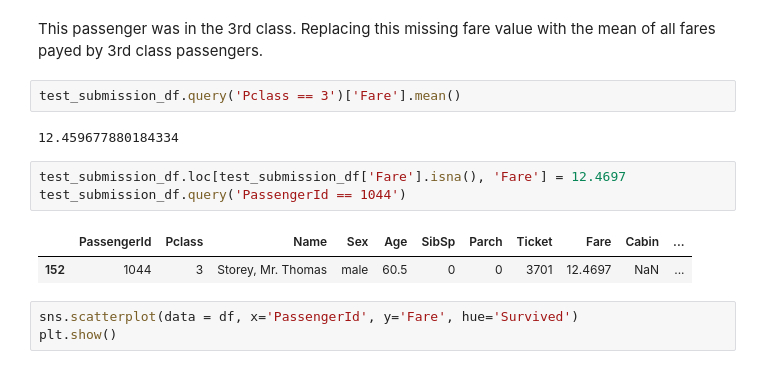
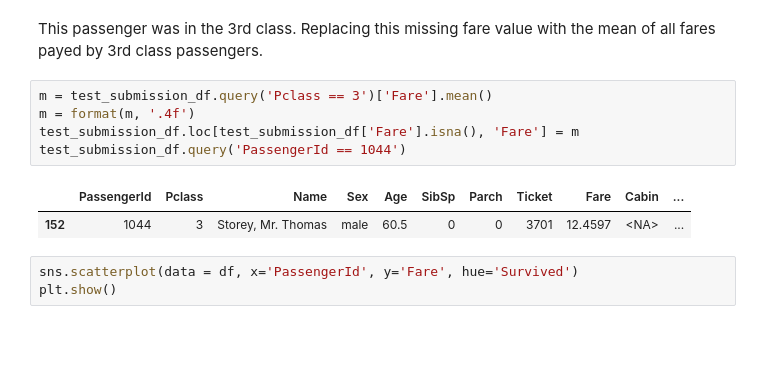
Before and after one commit to apbw-6/Titanic_Predicting_survivors_KaggleCompetition, a Jupyter notebook: titanic_copy.ipynb, the cells around one changed output. Saved outputs shown, nothing was run; the diff lists cells and outputs as text; blank space fills up the shorter version.

```diff
--- a/titanic_copy.ipynb
+++ b/titanic_copy.ipynb
@@ -155,15 +172,13 @@ test_submission_df.loc[test_submission_df['Fare'].isna()]
 # %% [markdown]
 This passenger was in the 3rd class. Replacing this missing fare value with the mean of all fares payed by 3rd class passengers.
-# %%
-test_submission_df.query('Pclass == 3')['Fare'].mean()
-# %% [output]
-12.459677880184334
 # %%
-test_submission_df.loc[test_submission_df['Fare'].isna(), 'Fare'] = 12.4697
+m = test_submission_df.query('Pclass == 3')['Fare'].mean()
+m = format(m, '.4f')
+test_submission_df.loc[test_submission_df['Fare'].isna(), 'Fare'] = m
 test_submission_df.query('PassengerId == 1044')
 # %% [output]
 |  | PassengerId | Pclass | Name | Sex | Age | SibSp | Parch | Ticket | Fare | Cabin | ... |
-| 152 | 1044 | 3 | Storey, Mr. Thomas | male | 60.5 | 0 | 0 | 3701 | 12.4697 | NaN | ... |
+| 152 | 1044 | 3 | Storey, Mr. Thomas | male | 60.5 | 0 | 0 | 3701 | 12.4597 | <NA> | ... |
 # %%
 sns.scatterplot(data = df, x='PassengerId', y='Fare', hue='Survived')
 plt.show()
```
Also changed, not shown: parts of 70 cells of this notebook.
